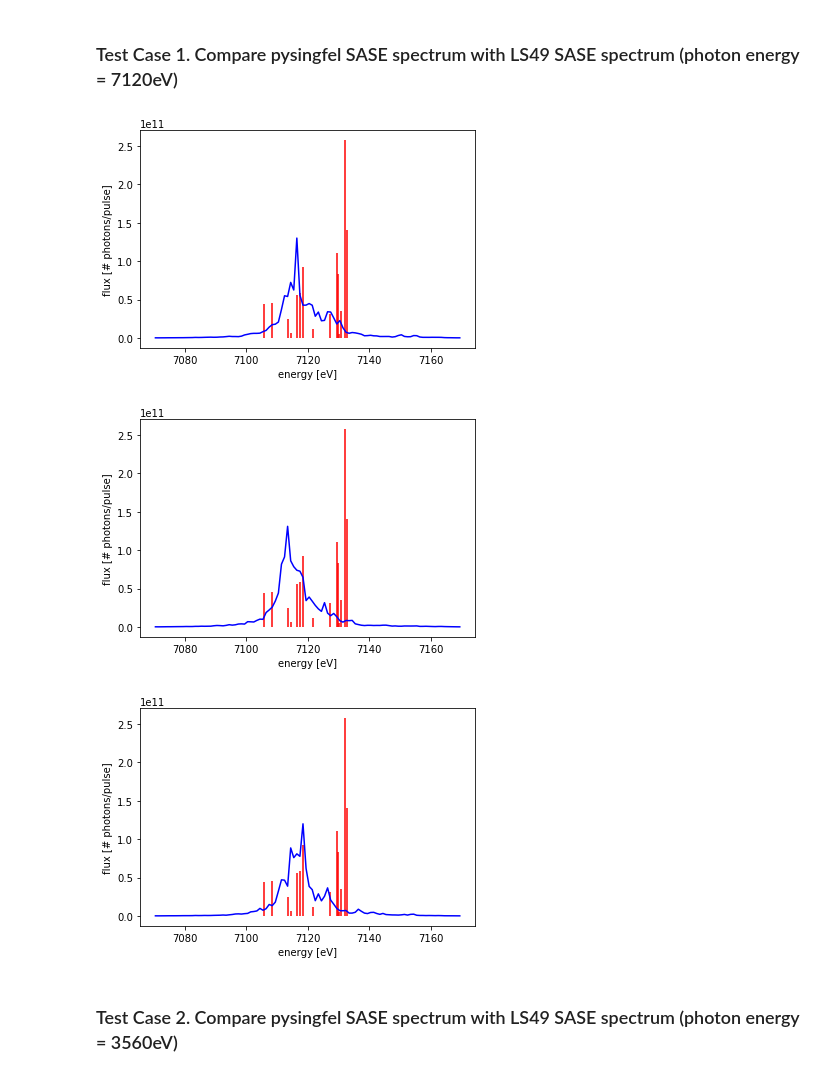
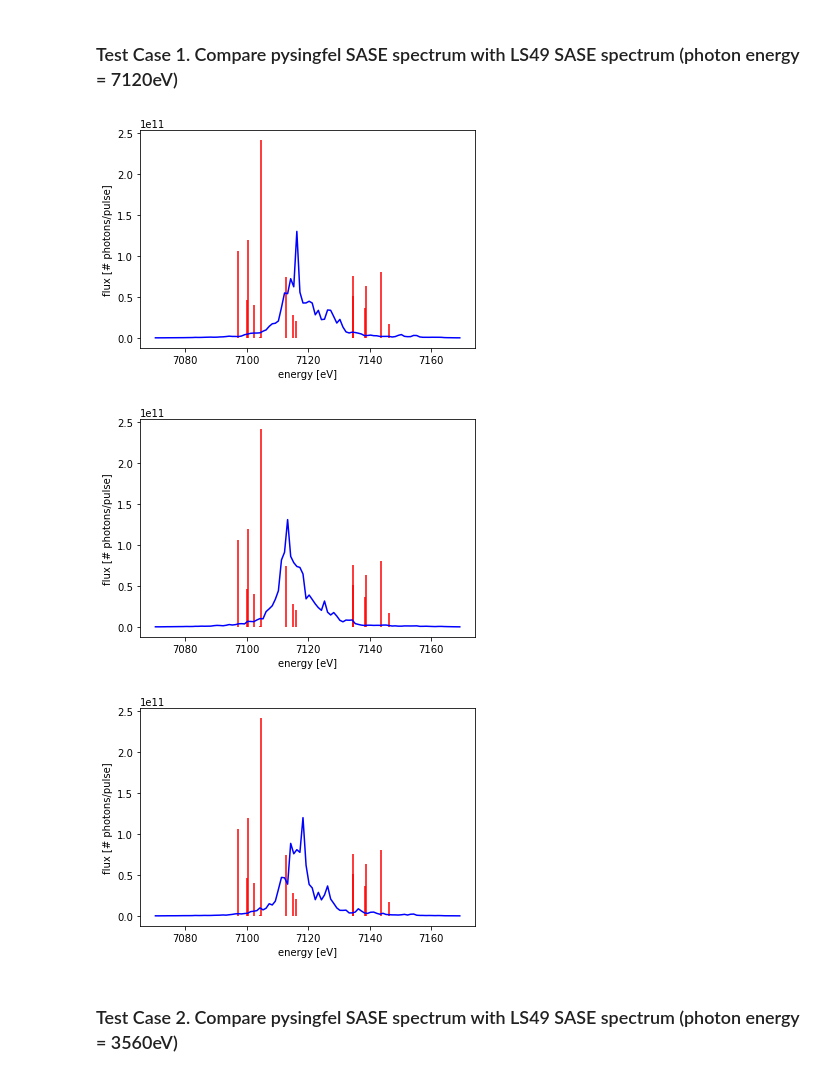
Before and after one commit to chuckie82/skopi, a Jupyter notebook: examples/scripts/Test-SASE-Spectrum.ipynb, the cells around one changed output. Drawn from its saved outputs; the diff is of its cells as text; code cells hidden in the pictures.

```diff
--- a/examples/scripts/Test-SASE-Spectrum.ipynb
+++ b/examples/scripts/Test-SASE-Spectrum.ipynb
@@ -126,44 +126,52 @@ flux_7120eV_ebeam2 = np.array([1.11551190e+08, 8.60626120e+07, 1.16654414e+08, 1
 # %%
 # Below we provide some default values of bandwidth, spike_width, n_spike,
 # user can change the values to match with the LS49 SASE spectrum
-bandwidth = 5e-3
+bandwidth = 7.5e-3
 spike_width = 1e-4
 n_spike = 15
 beam = ps.SASEBeam(bandwidth, spike_width, n_spike, fname=ROOT_DIR+'/input/beam/amo86615.beam')
 beam.photon_energy = 7120 # set the photon energy to 7120eV
 # %%
 sase = beam.generate_new_state()
+# %%
+def wavelength_to_photon_energy(wavelength):
+    """
+    Convert wave length to photon energy in eV
+    :param wavelength: wavelength in m.
+    :return:
+    """
+    return 1.2398e-06 / wavelength
 # %%
 spikes = []
 for i in range(n_spike):
     spikes.append((sase[i].wavelength, sase[i].get_photons_per_pulse()))
 spikes = sorted(spikes , key=lambda k: [k[0], k[1]])
 wavlen = [spike[0] for spike in spikes]
-energy = [1.23984197386209e-06/spike[0] for spike in spikes]
+energy = [wavelength_to_photon_energy(spike[0]) for spike in spikes]
 flux = [spike[1] for spike in spikes]
 plt.vlines(energy, 0, flux, color="r")
-plt.plot(12398.425/wavlen_7120eV,flux_7120eV_ebeam0,"b")
+plt.plot(wavelength_to_photon_energy(wavlen_7120eV)*10**10,flux_7120eV_ebeam0,"b")
 plt.xlabel('energy [eV]')
 plt.ylabel('flux [# photons/pulse]')
 plt.show()
 # %% [output]
-[figure, old version]
+[figure, new version]
 # %%
 plt.vlines(energy, 0, flux, color="r")
-plt.plot(12398.425/wavlen_7120eV,flux_7120eV_ebeam1,"b")
+plt.plot(wavelength_to_photon_energy(wavlen_7120eV)*10**10,flux_7120eV_ebeam1,"b")
 plt.xlabel('energy [eV]')
 plt.ylabel('flux [# photons/pulse]')
 plt.show()
 # %% [output]
-[figure, old version]
+[figure, new version]
 # %%
 plt.vlines(energy, 0, flux, color="r")
-plt.plot(12398.425/wavlen_7120eV,flux_7120eV_ebeam2,"b")
+plt.plot(wavelength_to_photon_energy(wavlen_7120eV)*10**10,flux_7120eV_ebeam2,"b")
 plt.xlabel('energy [eV]')
 plt.ylabel('flux [# photons/pulse]')
 plt.show()
 # %% [output]
-[figure, old version]
+[figure, new version]
 # %% [markdown]
 ### Test Case 2. Compare pysingfel SASE spectrum with LS49 SASE spectrum (photon energy = 3560eV)
 # %%
```
Also changed, not shown: parts of 9 cells of this notebook.
